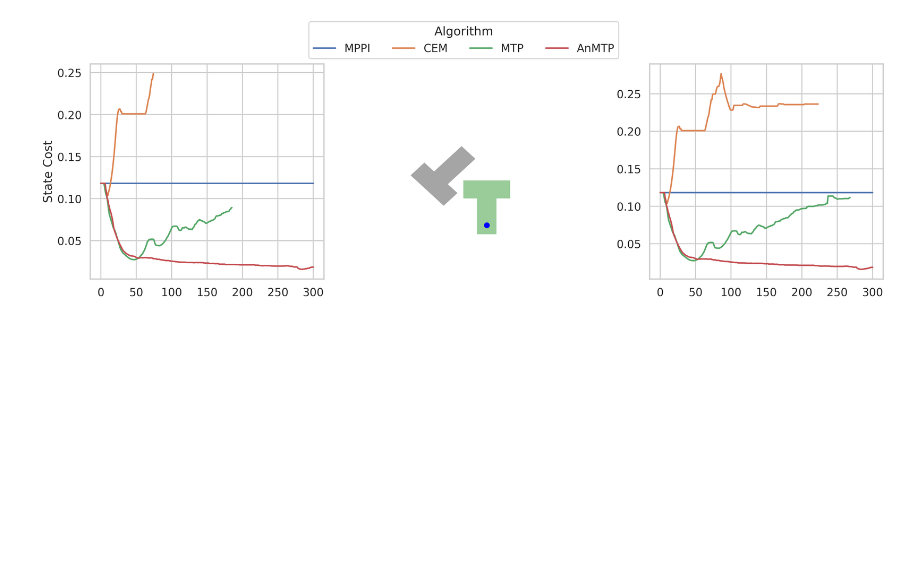
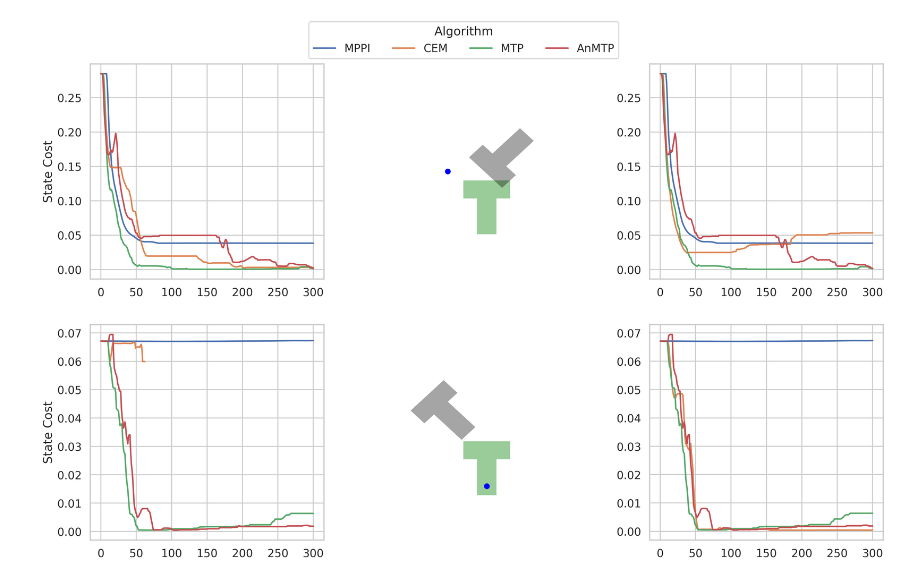
Before and after one commit to magnusdierking/mtp-thesis, a Jupyter notebook: experiments/pushT_sim/plot_experiments_sim.ipynb, the cells around one changed output. Saved outputs shown, nothing was run; the diff lists cells and outputs as text; code cells hidden in the pictures; blank space fills up the shorter version.

```diff
--- a/experiments/pushT_sim/plot_experiments_sim.ipynb
+++ b/experiments/pushT_sim/plot_experiments_sim.ipynb
@@ -245,10 +265,20 @@ plot_seed_data(data)
 # %%
 # now for shoret horizon, 256 samples over 10 domains
 # alg_labels = ["MPPI", "CEM", "MTP", "AnMTP"]
 path = get_data_path() / "pushT_sim"
-seeds = [100]
+seeds = [200, 100]
 controllers = ["mppi", "cem", "mtp", "anmtp"]
+
+init_pos = {
+    100: np.array([0.0, -0.05]),
+    200: np.array([-0.1, 0.1]),
+}
+plot_legend = {
+    200: True,
+    100: False,
+}
 data = extract_values(path, seeds, controllers)
-plot_seed_data(data)
+plot_seed_data(data, plot_legend=plot_legend, init_pos=init_pos)
 # %% [output]
-[figure, old version]
+[figure, new version]
+[figure, added]
```
Also changed, not shown: parts of 1 cell of this notebook, 11 other files.
